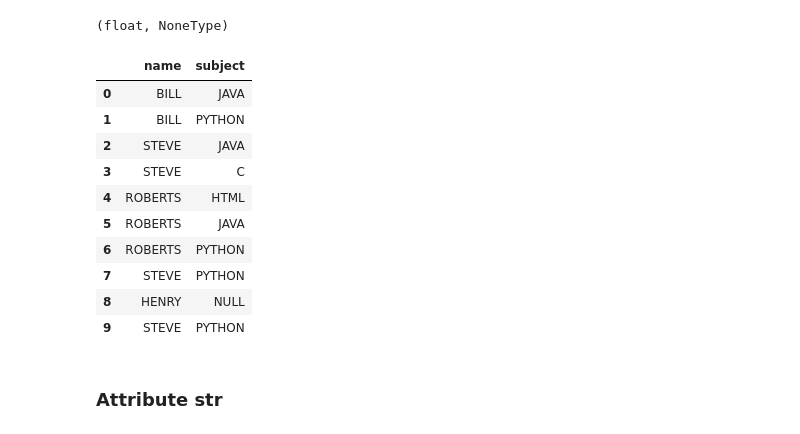
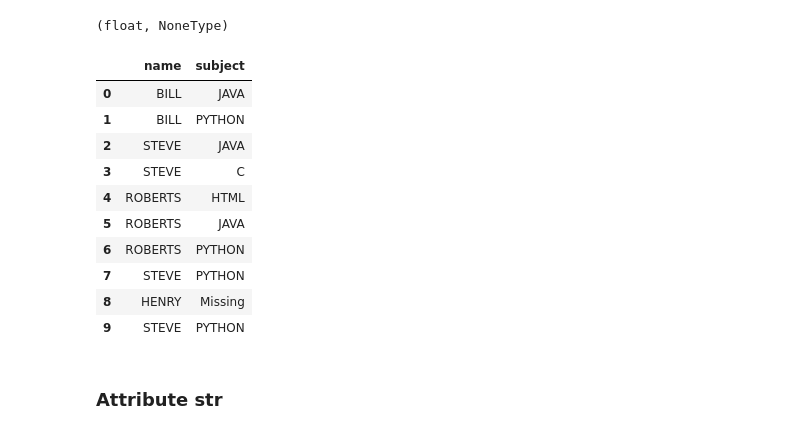
Before and after one commit to srikanthpragada/DS_26_SEP_2024, a Jupyter notebook: pandas/marks_df.ipynb, the cells around one changed output. Saved outputs shown, nothing was run; the diff lists cells and outputs as text; code cells hidden in the pictures.

```diff
--- a/pandas/marks_df.ipynb
+++ b/pandas/marks_df.ipynb
@@ -500,18 +514,19 @@ type(df.loc[8,'subject']), type(None)
 # %% [output]
 (float, NoneType)
 # %%
-df[['name','subject']].applymap(lambda v : v.upper() if isinstance(v,str) else 'NULL')
+# applymap() and map() same
+df[['name','subject']].map(lambda v : v.upper() if isinstance(v,str) else 'Missing')
 # %% [output]
 |  | name | subject |
 | 0 | BILL | JAVA |
 | 1 | BILL | PYTHON |
 | 2 | STEVE | JAVA |
 | 3 | STEVE | C |
 | 4 | ROBERTS | HTML |
 | 5 | ROBERTS | JAVA |
 | 6 | ROBERTS | PYTHON |
 | 7 | STEVE | PYTHON |
-| 8 | HENRY | NULL |
+| 8 | HENRY | Missing |
 | 9 | STEVE | PYTHON |
 # %% [markdown]
 ### Attribute str
```
Also changed, not shown: parts of 4 cells of this notebook, 6 other files.
